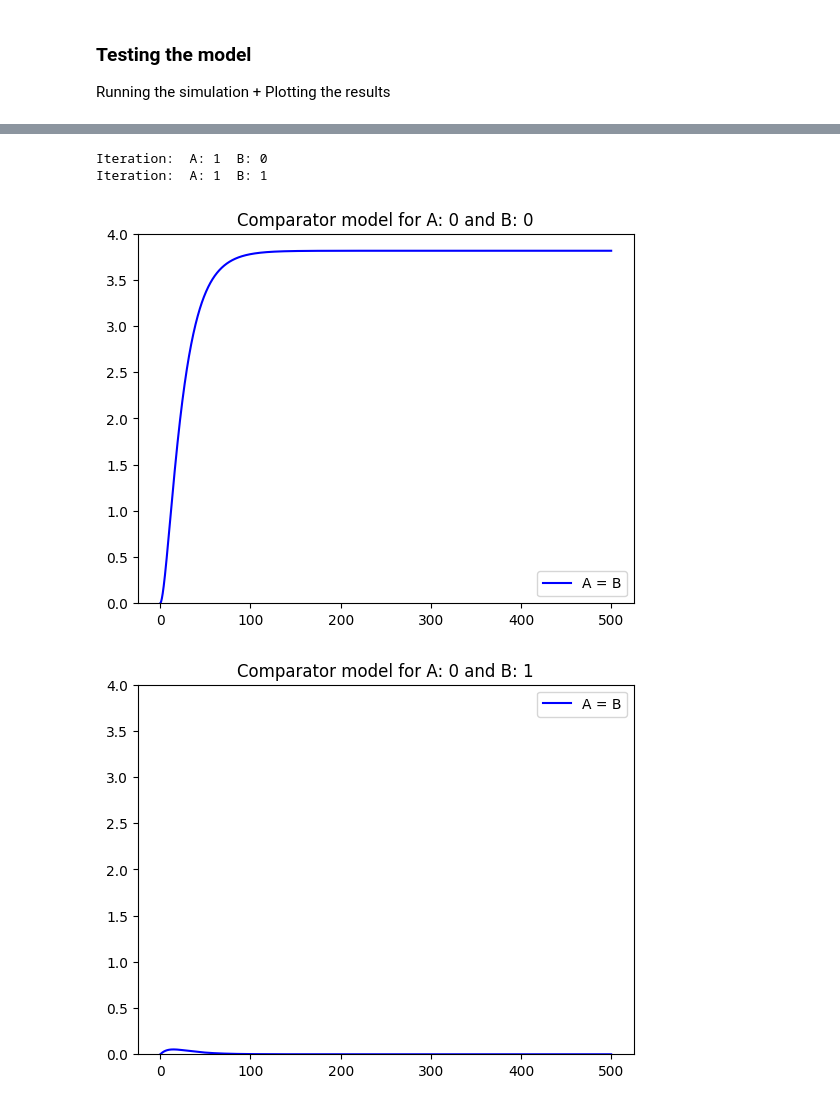
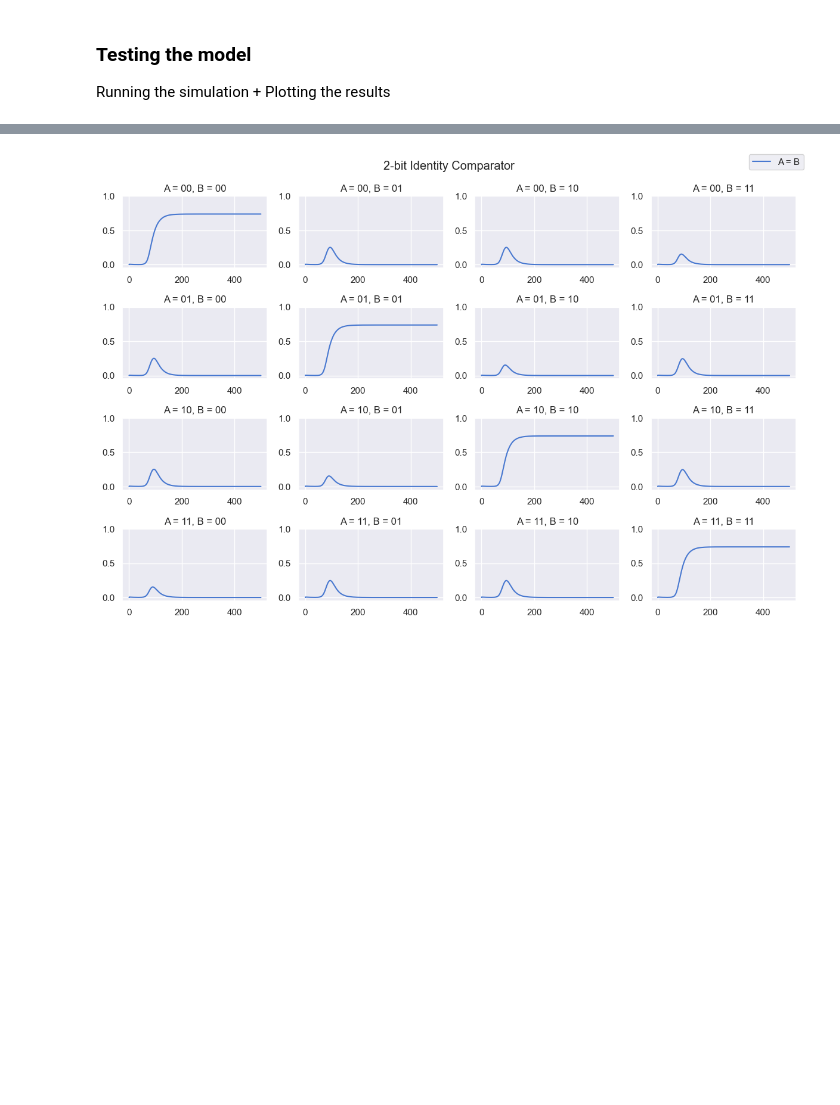
Before and after one commit to ziga7631/CBLB-Comparators, a Jupyter notebook: 2_bit_identity_comparator.ipynb, the cells around one changed output, grey strips where cells are left out. Cells and saved outputs as stored; diff of their text form; code cells hidden in the pictures; blank space fills up the shorter version.

```diff
--- a/2_bit_identity_comparator.ipynb
+++ b/2_bit_identity_comparator.ipynb
@@ -99,30 +143,48 @@ params = [delta_L,
 # %% [markdown]
 ### Testing the model
 Running the simulation + Plotting the results
+# %%
+import seaborn as sns
+sns.set_theme(style="darkgrid")
 # %%
 t_end = 500
 N = t_end * 10
 T = np.linspace(0, t_end, N)
 
-for A in range(2):
-    for B in range(2):
-        print("Iteration: ", "A:", A, " B:", B)
-        Y0 = np.zeros(15)
-        Y0[8] = A
-        Y0[9] = B
-        sol = solve_ivp(comparator_model, [0, t_end], Y0, args=params, dense_output=True)
-        z = sol.sol(T)
-        # Value of A = B
-        a_equal_b = z.T[:, 14]
-        fig, ax = plt.subplots()
-        #ax.plot(T, value_a, color="red", label="A")
-        #ax.plot(T, value_b, color="blue", label="B")
-        # ax.set_ylim(bottom=0, top=1)
-        ax.set_ylim(bottom=0, top=4)
-        ax.plot(T, a_equal_b, color="blue", label="A = B")
-        ax.legend()
-        title = "Comparator model for A: {a_bit} and B: {b_bit}".format(a_bit = A, b_bit = B)
-        filename = "slike/1_bit_identity_comparator/png/comparator_A{a_bit}_B{b_bit}".format(a_bit = A, b_bit = B)
-        ax.set_title(title)
-        fig.savefig(filename)
+fig, ax = plt.subplots(nrows=4, ncols=4, figsize=(12, 8))
+iteration_a = -1
+iteration_b = 0
+for A0 in range(2):
+    for A1 in range(2):
+        iteration_a += 1
+        iteration_b = 0
+        for B0 in range(2):
+            for B1 in range(2):
+                print("Iteration: ", "A0:", A0, " A1:", A1, "B0:", B0, " B1:", B1)
+                Y0 = np.zeros(35)
+                Y0[8] = A0
+                Y0[9] = B0
+                Y0[23] = A1
+                Y0[24] = B1
+                sol = solve_ivp(comparator_model, [0, t_end], Y0, args=params, dense_output=True)
+                z = sol.sol(T)
+                # Value of A = B
+                a_equal_b = z.T[:, 34]
+                #ax.plot(T, value_a, color="red", label="A")
+                #ax.plot(T, value_b, color="blue", label="B")
+                # ax.set_ylim(bottom=0, top=1)
+                ax[iteration_a, iteration_b].set_ylim(bottom=-0.05, top=1)
+                if iteration_a == 0 and iteration_b == 0:
+                    ax[iteration_a, iteration_b].plot(T, a_equal_b, color=sns.color_palette("muted")[0], label="A = B")
+                else:
+                    ax[iteration_a, iteration_b].plot(T, a_equal_b, color=sns.color_palette("muted")[0])
+                # ax[iteration_a, iteration_b].legend()
+                title = "A = {a0_bit}{a1_bit}, B = {b0_bit}{b1_bit}".format(a0_bit = A0, b0_bit = B0, a1_bit = A1, b1_bit = B1)
+                ax[iteration_a, iteration_b].set_title(title)
+                iteration_b += 1
+filename = "slike/2_bit_identity_comparator/png/comparator_simulation"
+fig.suptitle("2-bit Identity Comparator")
+fig.tight_layout()
+fig.legend()
+fig.savefig(filename)
 # %% [output]
@@ -131,4 +207 @@ Iteration:  A: 0  B: 1
-Iteration:  A: 1  B: 0
-Iteration:  A: 1  B: 1
-[figure, old version]
+[figure, new version]
-[figure, removed]
```
Also changed, not shown: parts of 3 cells of this notebook, 23 other files.
